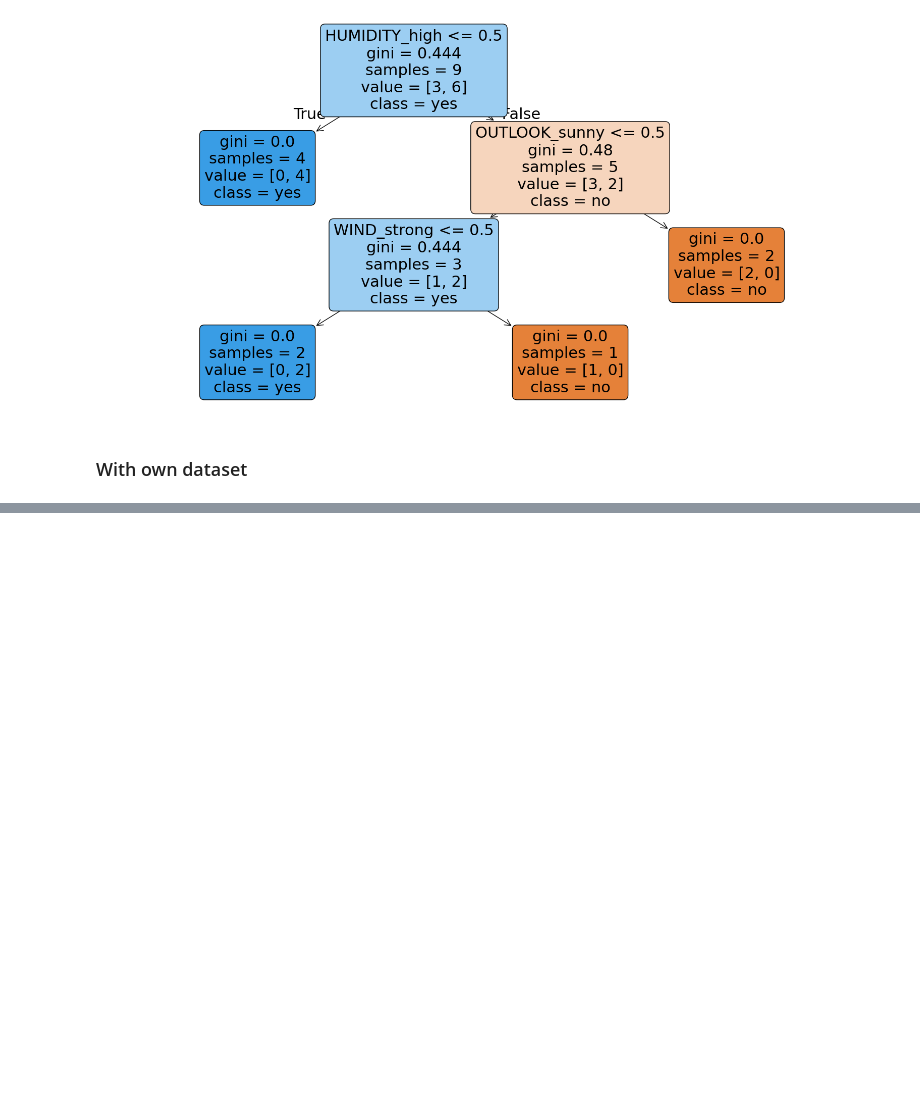
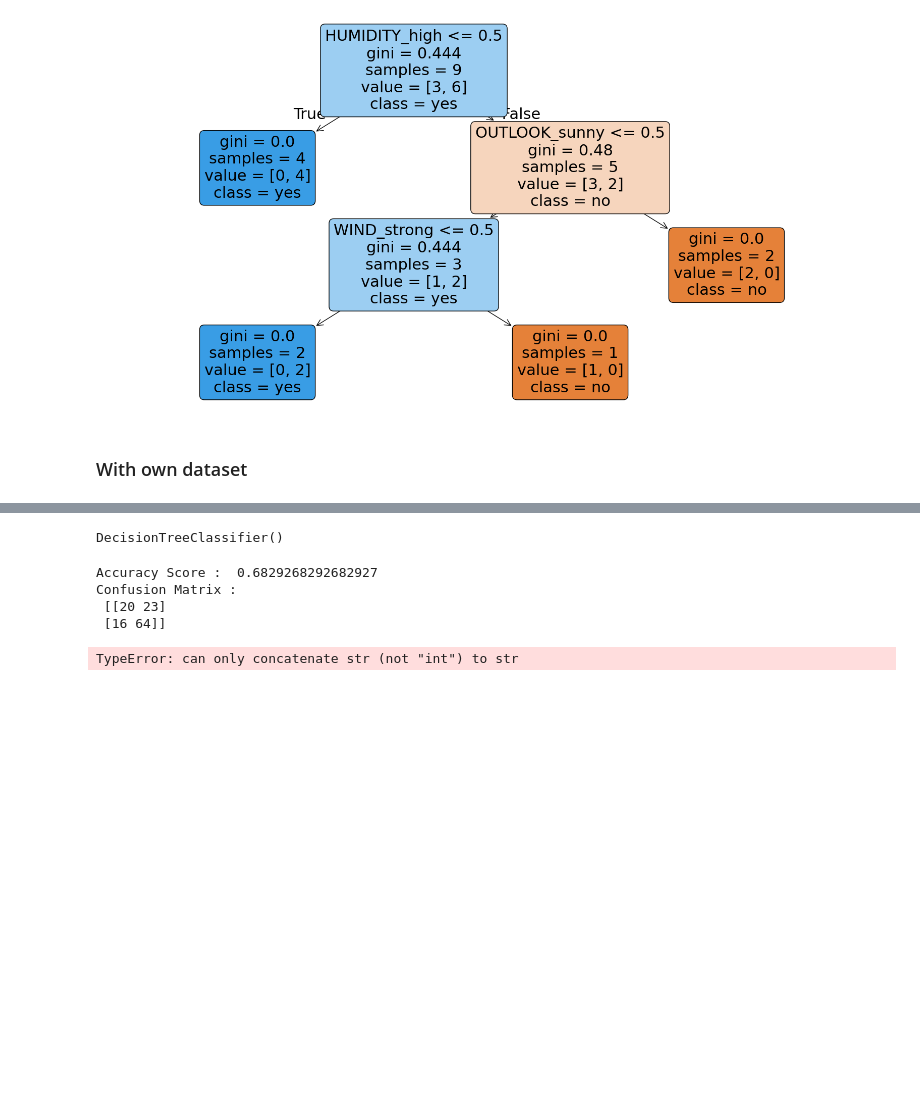
Before and after one commit to Yugesh-003/ML-lab, a Jupyter notebook: Classification/Decision_Tree.ipynb, the cells around one changed output, grey strips where cells are left out. Cells and saved outputs as stored; diff of their text form; code cells hidden in the pictures; blank space fills up the shorter version.

```diff
--- a/Classification/Decision_Tree.ipynb
+++ b/Classification/Decision_Tree.ipynb
@@ -64,0 +84,7 @@ plt.show()
+# %%
+# Replace yes → 1, no → 0
+df["Loan_Status"] = df["Loan_Status"].replace({"Y": 1, "N": 0})
+# %%
+x = df.drop(columns=["Loan_Status"])
+y = df["Loan_Status"]
+print(y)
@@ -64,0 +104,7 @@ plt.show()
+# %%
+x_train,x_test,y_train,y_test = train_test_split(x,y,test_size=0.2,random_state=42)
+# %%
+model = DecisionTreeClassifier()
+model.fit(x_train, y_train)
+# %% [output]
+DecisionTreeClassifier()
@@ -64,0 +113,15 @@ plt.show()
+# %%
+print("Accuracy Score : ",accuracy_score(y_test,y_pred))
+print("Confusion Matrix : \n",confusion_matrix(y_test,y_pred))
+# %% [output]
+Accuracy Score :  0.6829268292682927
+Confusion Matrix :
+ [[20 23]
+ [16 64]]
+# %%
+plt.figure(figsize=(20,10))
+tree.plot_tree(model, filled=True, feature_names=X.columns, class_names=y.unique().tolist(), rounded=True) # Changed str(y.unique()) to y.unique().tolist()
+plt.show()
+# %% [output]
+TypeError: can only concatenate str (not "int") to str
+[figure, added]
```
Also changed, not shown: parts of 4 cells of this notebook, 1 other file.
